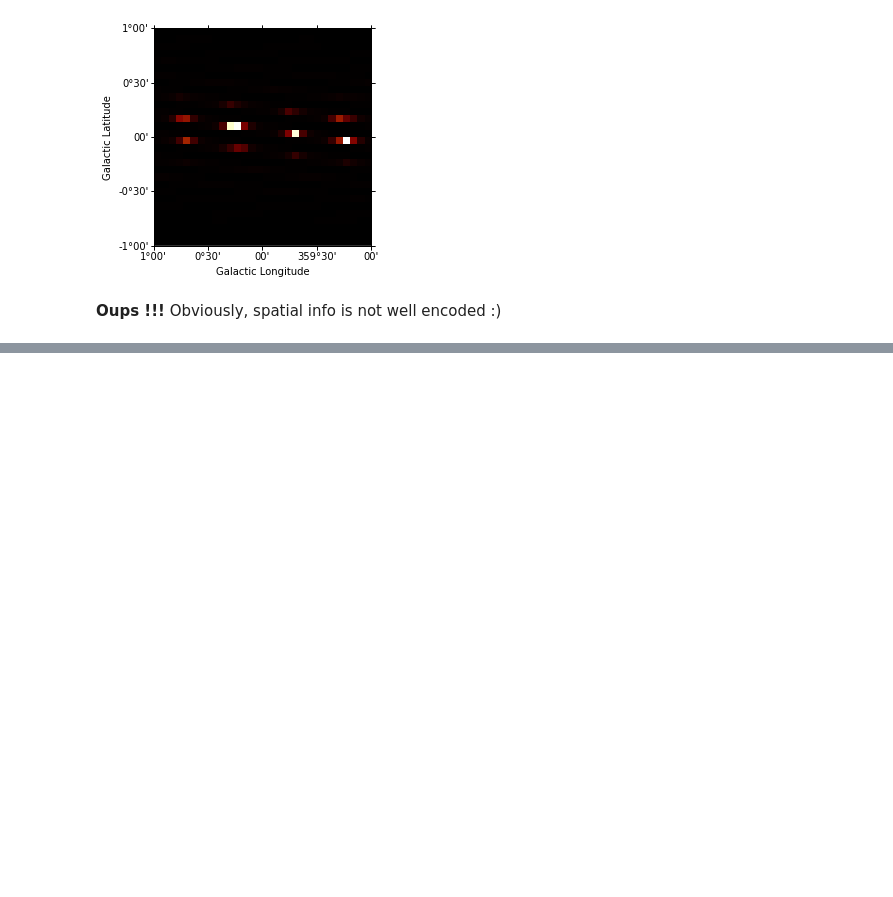
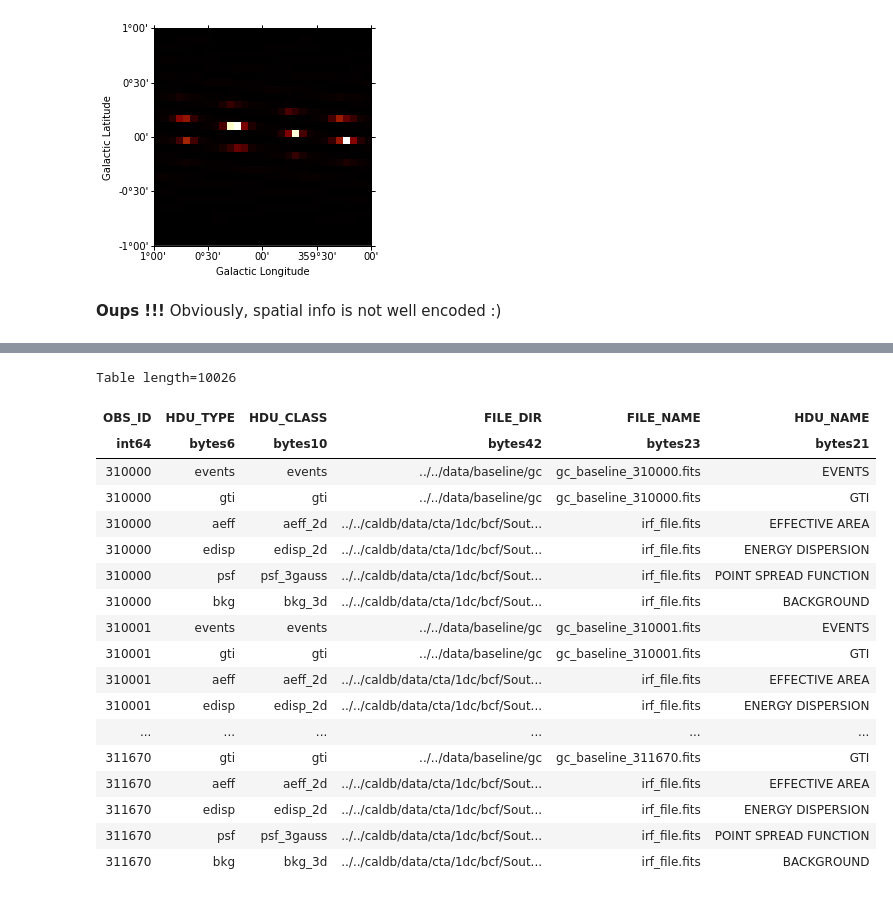
Before and after one commit to peroju/dm-gammapy, a Jupyter notebook: notebooks/FITS.ipynb, the cells around one changed output, grey strips where cells are left out. Drawn from its saved outputs; the diff is of its cells as text; code cells hidden in the pictures; blank space fills up the shorter version.

```diff
--- a/notebooks/FITS.ipynb
+++ b/notebooks/FITS.ipynb
@@ -230,0 +209,4 @@ Obviously, spatial info is not well encoded :)
+# %%
+fitsfile = '../datasets/hdu-index.fits.gz'
+hdulist = fits.open(fitsfile)
+hdulist.info()
@@ -230,0 +265,3 @@ Obviously, spatial info is not well encoded :)
+# %%
+table = Table.read(fitsfile)
+table.info()
@@ -230,0 +290,22 @@ Obviously, spatial info is not well encoded :)
+# %%
+table
+# %% [output]
+Table length=10026
+| OBS_ID | HDU_TYPE | HDU_CLASS | FILE_DIR | FILE_NAME | HDU_NAME |
+| int64 | bytes6 | bytes10 | bytes42 | bytes23 | bytes21 |
+| 310000 | events | events | ../../data/baseline/gc | gc_baseline_310000.fits | EVENTS |
+| 310000 | gti | gti | ../../data/baseline/gc | gc_baseline_310000.fits | GTI |
+| 310000 | aeff | aeff_2d | ../../caldb/data/cta/1dc/bcf/Sout... | irf_file.fits | EFFECTIVE AREA |
+| 310000 | edisp | edisp_2d | ../../caldb/data/cta/1dc/bcf/Sout... | irf_file.fits | ENERGY DISPERSION |
+| 310000 | psf | psf_3gauss | ../../caldb/data/cta/1dc/bcf/Sout... | irf_file.fits | POINT SPREAD FUNCTION |
+| 310000 | bkg | bkg_3d | ../../caldb/data/cta/1dc/bcf/Sout... | irf_file.fits | BACKGROUND |
+| 310001 | events | events | ../../data/baseline/gc | gc_baseline_310001.fits | EVENTS |
+| 310001 | gti | gti | ../../data/baseline/gc | gc_baseline_310001.fits | GTI |
+| 310001 | aeff | aeff_2d | ../../caldb/data/cta/1dc/bcf/Sout... | irf_file.fits | EFFECTIVE AREA |
+| 310001 | edisp | edisp_2d | ../../caldb/data/cta/1dc/bcf/Sout... | irf_file.fits | ENERGY DISPERSION |
+| ... | ... | ... | ... | ... | ... |
+| 311670 | gti | gti | ../../data/baseline/gc | gc_baseline_311670.fits | GTI |
+| 311670 | aeff | aeff_2d | ../../caldb/data/cta/1dc/bcf/Sout... | irf_file.fits | EFFECTIVE AREA |
+| 311670 | edisp | edisp_2d | ../../caldb/data/cta/1dc/bcf/Sout... | irf_file.fits | ENERGY DISPERSION |
+| 311670 | psf | psf_3gauss | ../../caldb/data/cta/1dc/bcf/Sout... | irf_file.fits | POINT SPREAD FUNCTION |
+| 311670 | bkg | bkg_3d | ../../caldb/data/cta/1dc/bcf/Sout... | irf_file.fits | BACKGROUND |
```
Also changed, not shown: parts of 29 cells of this notebook, 2 other files.
